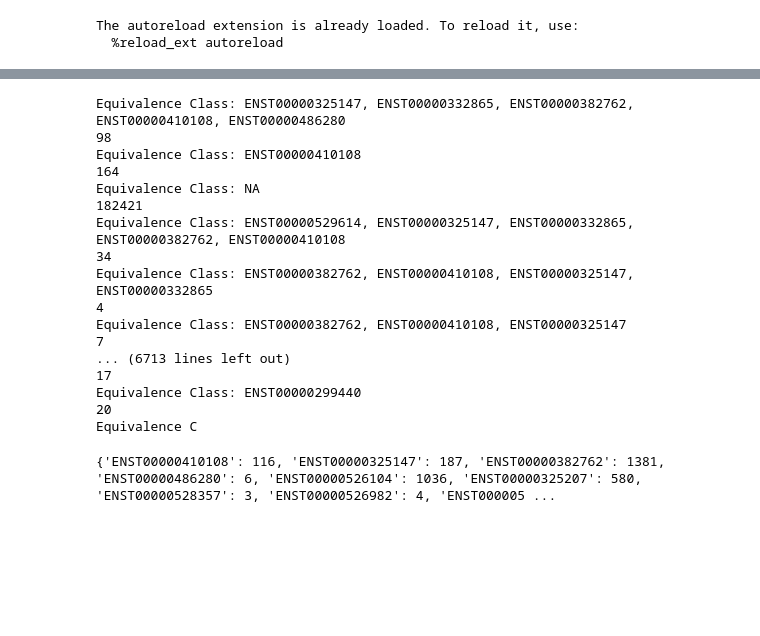
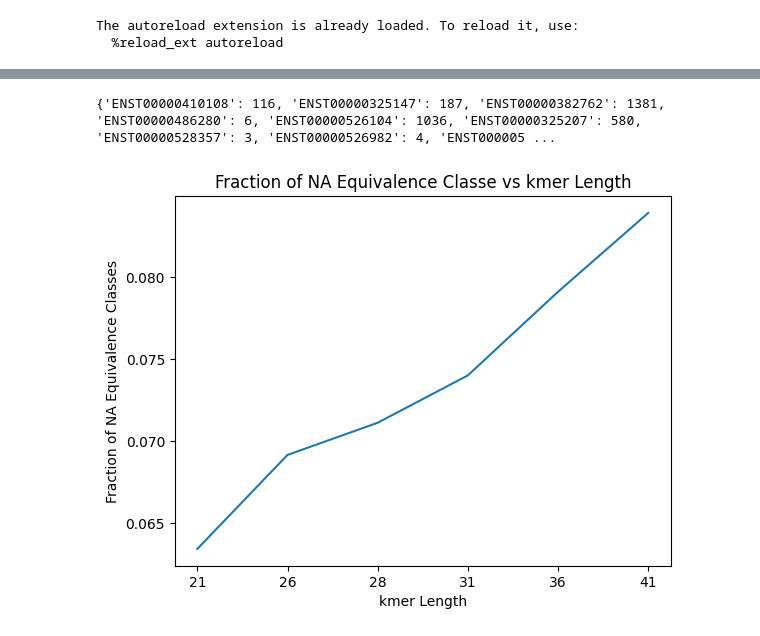
Before and after one commit to serna-bot/pseudoaligner, a Jupyter notebook: driver.ipynb, the cells around one changed output, grey strips where cells are left out. Cells and saved outputs as stored; diff of their text form; code cells hidden in the pictures; blank space fills up the shorter version.

Commit message:
ran graphs

```diff
--- a/driver.ipynb
+++ b/driver.ipynb
@@ -29,28 +39,14 @@ kallisto.process_reads_file()
-# %%
-# print(naive.equivalence_counts)
-for key, val in kallisto.equivalence_counts.items():
-    print(f"Equivalence Class: {key}")
-    print(val)
-# %% [output]
-Equivalence Class: ENST00000325147, ENST00000332865, ENST00000382762, ENST00000410108, ENST00000486280
-98
-Equivalence Class: ENST00000410108
-164
-Equivalence Class: NA
-182421
-Equivalence Class: ENST00000529614, ENST00000325147, ENST00000332865, ENST00000382762, ENST00000410108
-34
-Equivalence Class: ENST00000382762, ENST00000410108, ENST00000325147, ENST00000332865
-4
-Equivalence Class: ENST00000382762, ENST00000410108, ENST00000325147
-7
-... (6713 lines left out)
-17
-Equivalence Class: ENST00000299440
-20
-Equivalence C
 # %%
 gt = get_ground_truth(reads_file)
 print(gt)
 # %% [output]
 {'ENST00000410108': 116, 'ENST00000325147': 187, 'ENST00000382762': 1381, 'ENST00000486280': 6, 'ENST00000526104': 1036, 'ENST00000325207': 580, 'ENST00000528357': 3, 'ENST00000526982': 4, 'ENST000005 ...
+# %%
+files = ['/results/equiv_classes21', '/results/equiv_classes26', '/results/equiv_classes28', '/results/equiv_classes31', '/results/equiv_classes36', '/results/equiv_classes41']
+stats = {21: None, 26: None, 28: None, 31: None, 36: None, 41: None}
+for key, file in zip([21, 26, 28, 31, 36, 41], files):
+    stats[key] = get_reads_stats('/Users/serenaong/Documents/csc121_project/' + file)
+# %%
+create_plot(1, range(6), [stat['percent_na'] for _, stat in stats.items()], 'kmer Length', 'Fraction of NA Equivalence Classes', 'Fraction of NA Equivalence Classe vs kmer Length', [21, 26, 28, 31, 36, 41])
+# %% [output]
+[figure, added]
```
Also changed, not shown: parts of 5 cells of this notebook, 22 other files.
